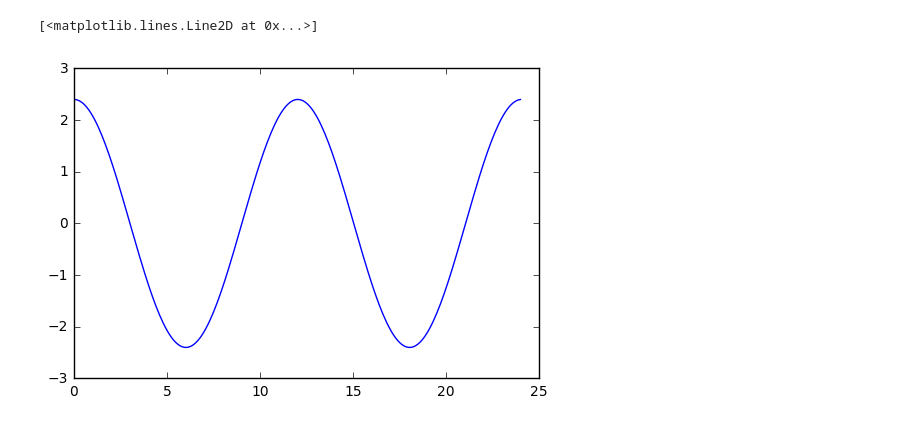
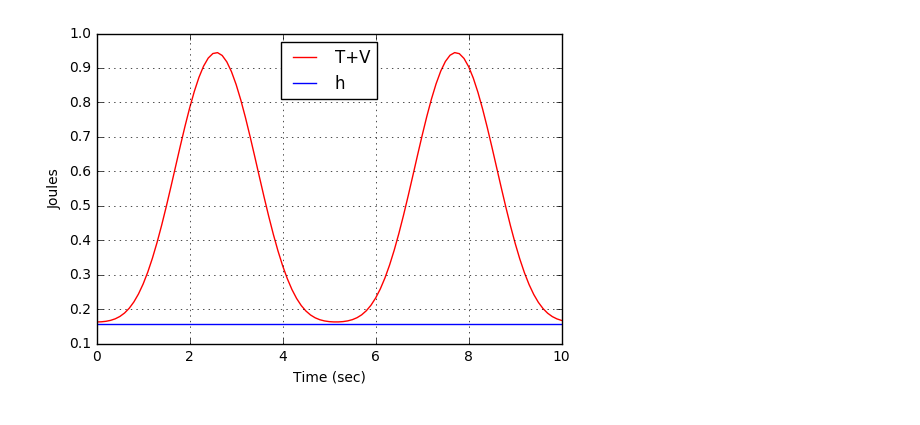
Before and after one commit to gravmath/BlogWyrm, a Jupyter notebook: Posts/Constrainted Planar SHO.ipynb, the cells around one changed output. Drawn from its saved outputs; the diff is of its cells as text; code cells hidden in the pictures.

```diff
--- a/Posts/Constrainted Planar SHO.ipynb
+++ b/Posts/Constrainted Planar SHO.ipynb
@@ -57,5 +64,10 @@ plt.plot(time_span,conserved_polar)
-# %%
-plt.plot(time_span,eph_polar[:,0])
-# %% [output]
-[<matplotlib.lines.Line2D at 0x...>]
-[figure, removed]
+# %%
+plt.plot(time_span,conserved_polar[:,0],'r-',label='T+V')
+plt.plot(time_span,conserved_polar[:,1],'b-',label='h')
+plt.xlabel('Time (sec)')
+plt.ylabel('Joules')
+plt.legend(loc='upper center')
+plt.xlim([0,10])
+plt.grid('on')
+# %% [output]
+[figure, added]
```
Also changed, not shown: parts of 10 cells of this notebook, 22 other files.
